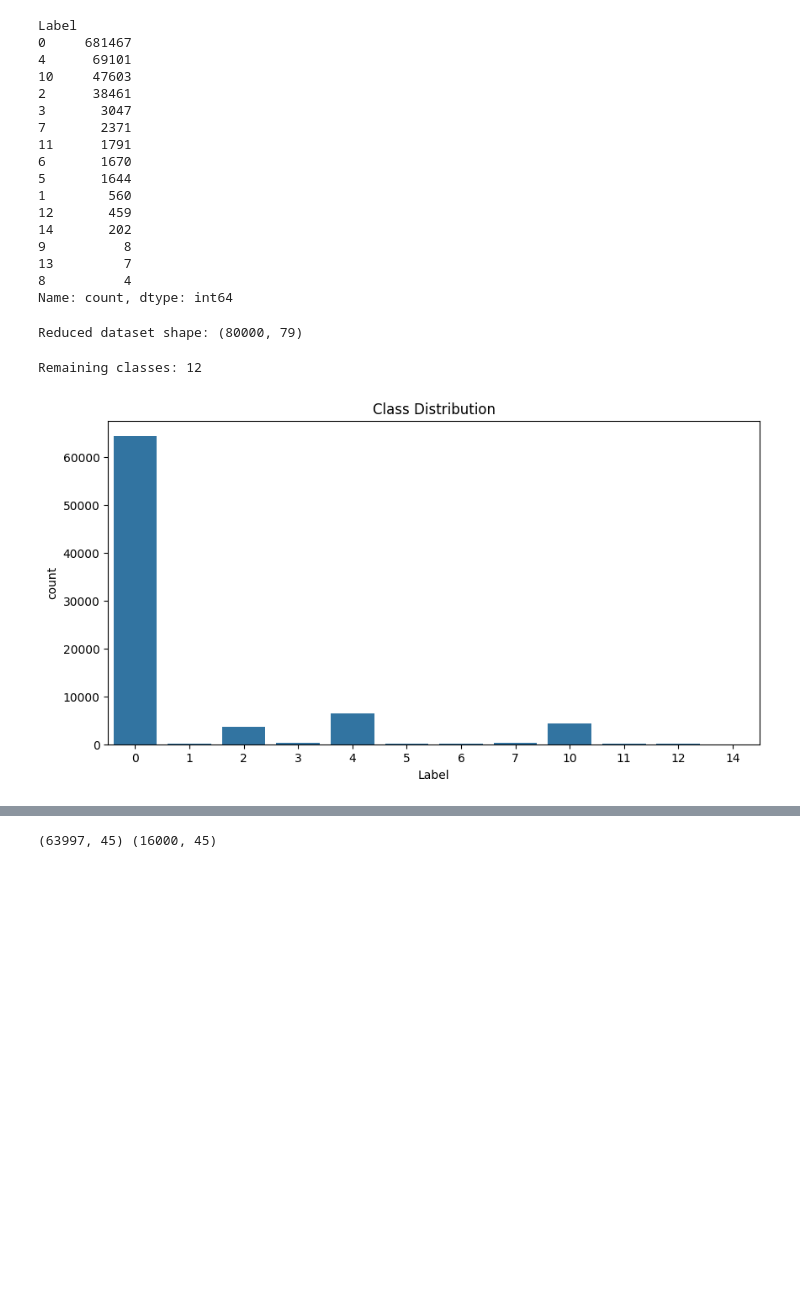
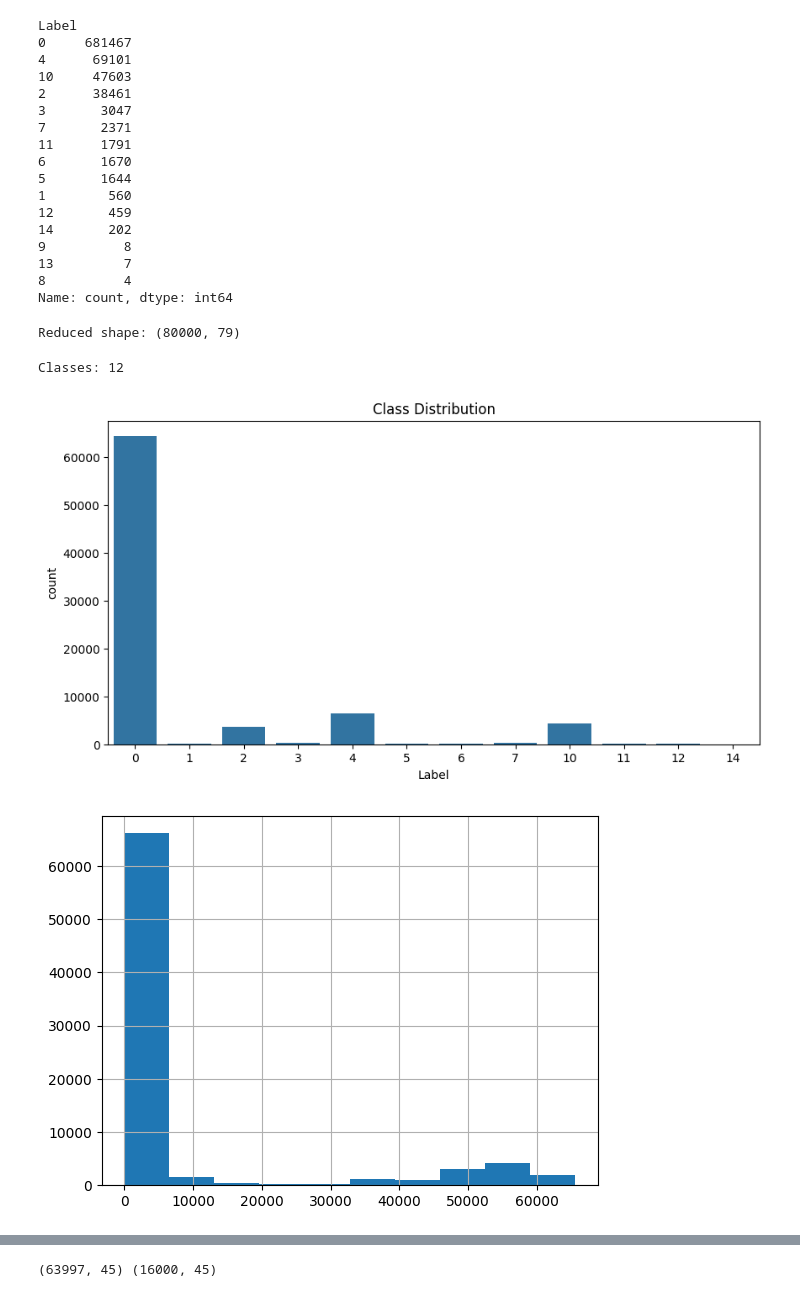
Before and after one commit to AdityaMalav1984/Data-Science-Group-3, a Jupyter notebook: Grp3.ipynb, the cells around one changed output, grey strips where cells are left out. Cells and saved outputs as stored; diff of their text form; code cells hidden in the pictures; blank space fills up the shorter version.

```diff
--- a/Grp3.ipynb
+++ b/Grp3.ipynb
@@ -38,23 +49,15 @@ df_list = []
 
 for file in csv_files:
     try:
-        temp_df = pd.read_csv(
-            file,
-            low_memory=False,
-            encoding='latin1',
-            on_bad_lines='skip'
-        )
-
+        temp_df = pd.read_csv(file, low_memory=False, encoding='latin1', on_bad_lines='skip')
         temp_df = temp_df.sample(frac=0.3, random_state=42)
-
         df_list.append(temp_df)
-        print(f"Loaded: {file} -> {temp_df.shape}")
-
-    except Exception as e:
-        print(f"Skipped: {file} | {e}")
+        print(f"Loaded: {file}")
+    except:
+        print(f"Skipped: {file}")
 
 df = pd.concat(df_list, ignore_index=True)
 
-print("\nFinal shape:", df.shape)
+print("Final shape:", df.shape)
 df.head()
 # %% [output]
@@ -105,24 +107,28 @@ Label
 Name: count, dtype: int64
 # %%
 df = df.sample(n=80000, random_state=42)
-
-print("Reduced dataset shape:", df.shape)
+print("Reduced shape:", df.shape)
 # %% [output]
-Reduced dataset shape: (80000, 79)
+Reduced shape: (80000, 79)
 # %%
 class_counts = df['Label'].value_counts()
-
 valid_classes = class_counts[class_counts > 10].index
 
 df = df[df['Label'].isin(valid_classes)]
-
-print("Remaining classes:", len(valid_classes))
+print("Classes:", len(valid_classes))
 # %% [output]
-Remaining classes: 12
+Classes: 12
 # %%
 plt.figure(figsize=(10,5))
 sns.countplot(x=df['Label'])
 plt.title("Class Distribution")
 plt.show()
+
+df.iloc[:,0].hist()
+plt.show()
+
+sns.boxplot(x=df.iloc[:,0])
+plt.show()
 # %% [output]
 [figure]
+[figure, added]
```
Also changed, not shown: parts of 19 cells of this notebook.
